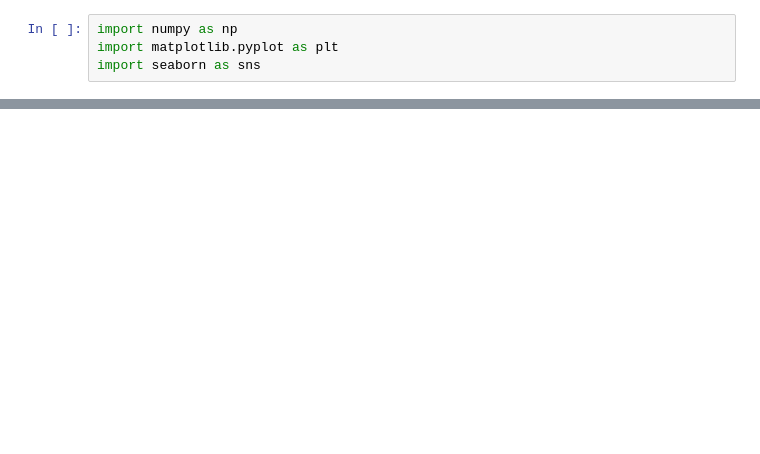
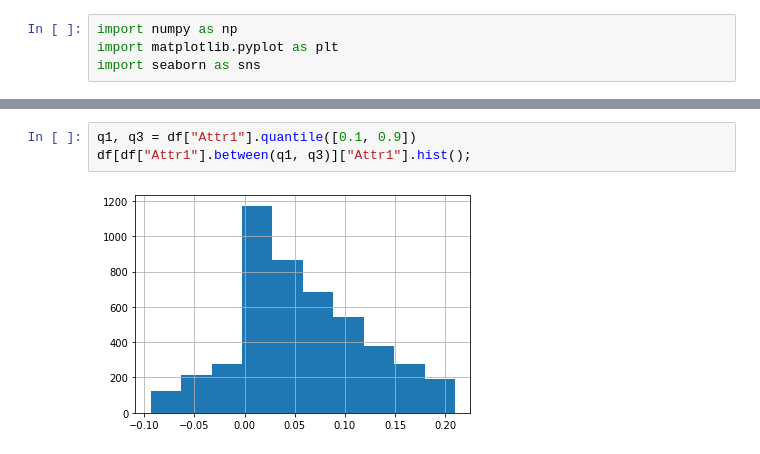
Before and after one commit to Bhandari007/bankruptcy_prediction, a Jupyter notebook: bankruptcy_prediction.ipynb, the cells around one changed output, grey strips where cells are left out. Cells and saved outputs as stored; diff of their text form; blank space fills up the shorter version.

```diff
--- a/bankruptcy_prediction.ipynb
+++ b/bankruptcy_prediction.ipynb
@@ -127,0 +223,5 @@ print("Hello world")
+# %%
+q1, q3 = df["Attr1"].quantile([0.1, 0.9])
+df[df["Attr1"].between(q1, q3)]["Attr1"].hist();
+# %% [output]
+[figure, added]
```
Also changed, not shown: parts of 28 cells of this notebook.
